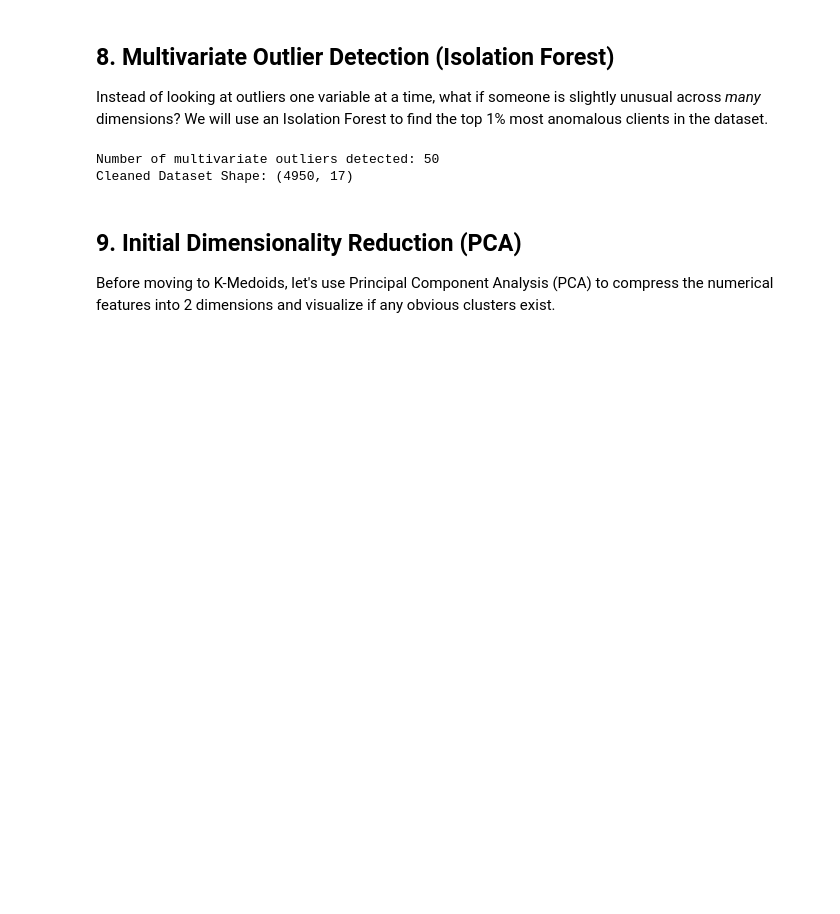
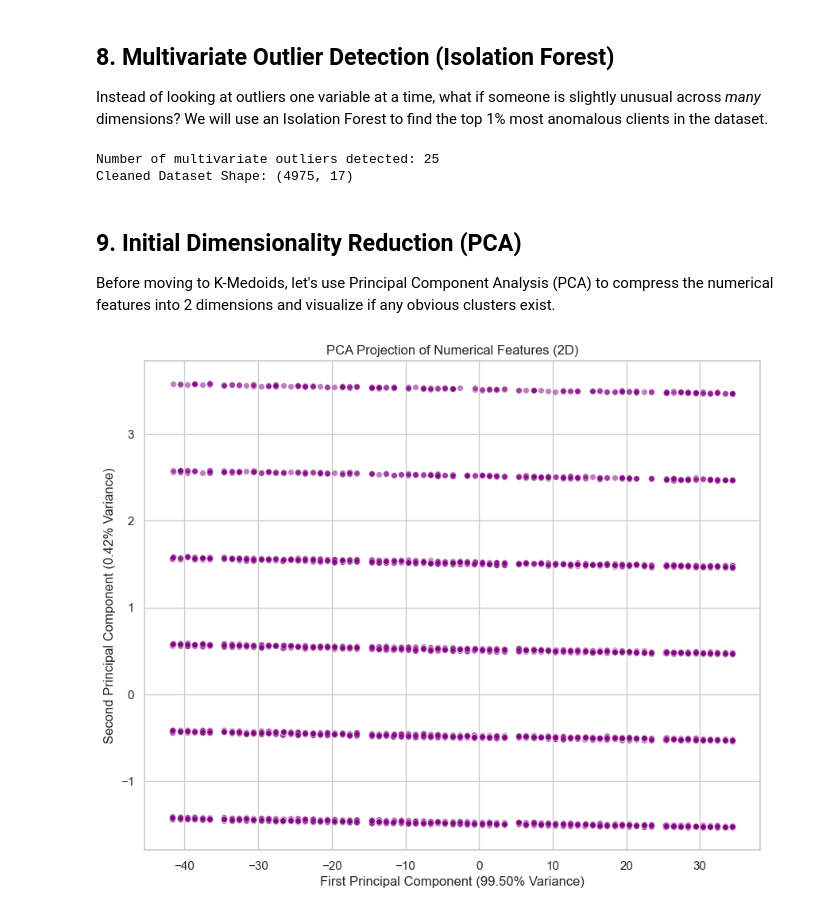
Before and after one commit to tommybaresi-creator/fintech-group-work, a Jupyter notebook: BusinessCase1/EDA_BankClients_simo.ipynb, the cells around one changed output. Cells and saved outputs as stored; diff of their text form; code cells hidden in the pictures; blank space fills up the shorter version.

Commit message:
feat: Add initial notebooks for bank client EDA, data preprocessing, Gower distance calculation, and dimensionality reduction.

```diff
--- a/BusinessCase1/EDA_BankClients_simo.ipynb
+++ b/BusinessCase1/EDA_BankClients_simo.ipynb
@@ -297,7 +297,7 @@ from sklearn.ensemble import IsolationForest
 
 # We fit Isolation Forest on numerical features.
 # It works well even without strict scaling, but since our features are mostly [0,1], we are good.
-iso_forest = IsolationForest(contamination=0.01, random_state=42) # Flag top 1% as outliers
+iso_forest = IsolationForest(contamination=0.005, random_state=42) # Flag top 1% as outliers
 outliers = iso_forest.fit_predict(df[numerical_cols])
 
 # -1 means outlier, 1 means inlier
@@ -306,11 +306,11 @@ df['Is_Outlier'] = outliers
 print(f"Number of multivariate outliers detected: {len(df[df['Is_Outlier'] == -1])}")
 
 # Let's drop the outliers for the clean dataset
-#df_clean = df[df['Is_Outlier'] == 1].drop(columns=['Is_Outlier'])
-#print(f"Cleaned Dataset Shape: {df_clean.shape}")
+df_clean = df[df['Is_Outlier'] == 1].drop(columns=['Is_Outlier'])
+print(f"Cleaned Dataset Shape: {df_clean.shape}")
 # %% [output]
-Number of multivariate outliers detected: 50
-Cleaned Dataset Shape: (4950, 17)
+Number of multivariate outliers detected: 25
+Cleaned Dataset Shape: (4975, 17)
 # %% [markdown]
 
 ## 9. Initial Dimensionality Reduction (PCA)
@@ -318,26 +318,30 @@ Before moving to K-Medoids, let's use Principal Component Analysis (PCA) to comp
 # %%
 
 from sklearn.decomposition import PCA
 
+df = df_clean
+
 pca = PCA(n_components=2)
 # Using our df_clean so outliers don't skew the PCA
-pca_result = pca.fit_transform(df_clean[numerical_cols])
+pca_result = pca.fit_transform(df[numerical_cols])
 
-df_clean['PCA1'] = pca_result[:, 0]
-df_clean['PCA2'] = pca_result[:, 1]
+df['PCA1'] = pca_result[:, 0]
+df['PCA2'] = pca_result[:, 1]
 
 plt.figure(figsize=(10, 8))
 sns.scatterplot(
     x='PCA1', y='PCA2',
-    data=df_clean,
+    data=df,
     alpha=0.5,
     s=30,
     color='purple'
 )
 plt.title('PCA Projection of Numerical Features (2D)')
 plt.xlabel(f'First Principal Component ({pca.explained_variance_ratio_[0]:.2%} Variance)')
 plt.ylabel(f'Second Principal Component ({pca.explained_variance_ratio_[1]:.2%} Variance)')
 plt.show()
 
 # Drop PCA columns as they were just for visualization
-df_clean = df_clean.drop(columns=['PCA1', 'PCA2'])
+df = df.drop(columns=['PCA1', 'PCA2'])
+# %% [output]
+[figure, added]
```
Also changed, not shown: parts of 1 cell of this notebook, 1 other file.
